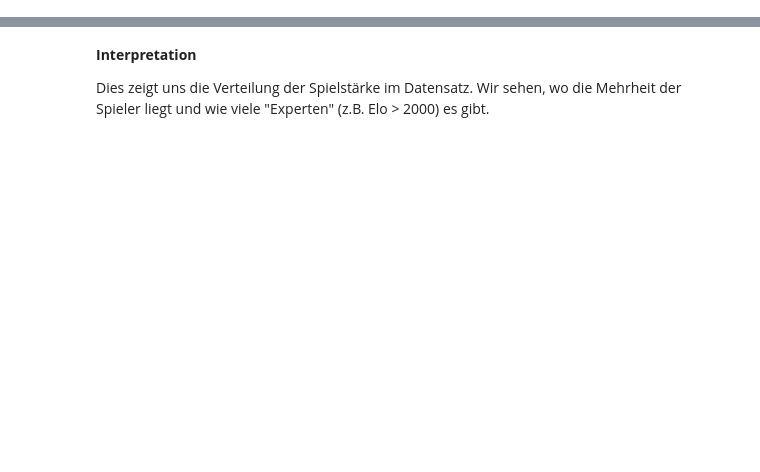
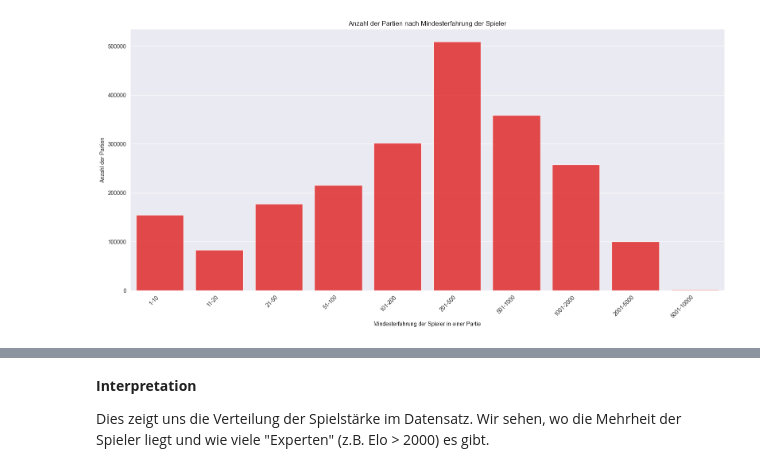
Before and after one commit to frohlfing/tichu, a Jupyter notebook: notebooks/BSW_05_Elo.ipynb, the cells around one changed output, grey strips where cells are left out. Drawn from its saved outputs; the diff is of its cells as text; code cells hidden in the pictures; blank space fills up the shorter version.

```diff
--- a/notebooks/BSW_05_Elo.ipynb
+++ b/notebooks/BSW_05_Elo.ipynb
@@ -58,0 +143,32 @@ Erwartung: Hohe positive Korrelation (> 0.7) zwischen allen. Das bestätigt quan
+# %%
+# Bardiagramm
+
+import matplotlib.pyplot as plt
+import seaborn as sns
+#import numpy as np
+
+# Definiere die Bins (Gruppen) für die x-Achse.
+# Wir verwenden eine logarithmische Skala für die Bins, da die Daten so verteilt sind
+# bins = [0, 1, 2, 3, 4, 5, 10, 20, 50, 100, 200, 500, 1000, 2000, 5000, 10000]
+bins = [0, 10, 20, 50, 100, 200, 500, 1000, 2000, 5000, 10000]
+labels = [f'{bins[i]+1}-{bins[i+1]}' for i in range(len(bins)-1)]
+
+# Füge eine neue Spalte zum DataFrame hinzu, die angibt, zu welchem Bin jeder Wert gehört
+df_sql1['experience_bin'] = pd.cut(df_sql1['min_player_num_games'], bins=bins, labels=labels, right=True)
+
+# Gruppiere nach diesen Bins und summiere die Anzahl der Partien
+binned_df = df_sql1.groupby('experience_bin', observed=False)['num_games'].sum().reset_index()
+
+# Erzeuge das Balkendiagramm
+plt.figure(figsize=(16, 8))
+sns.barplot(x='experience_bin', y='num_games', data=binned_df, color='red', alpha=0.8)
+
+# Achsentitel und Diagrammtitel
+plt.xlabel('Mindesterfahrung der Spieler in einer Partie')
+plt.ylabel('Anzahl der Partien')
+plt.title('Anzahl der Partien nach Mindesterfahrung der Spieler')
+plt.xticks(rotation=45, ha='right')
+plt.tight_layout()
+plt.show()
+# %% [output]
+[figure, added]
```
Also changed, not shown: parts of 48 cells of this notebook, 4 other files.
